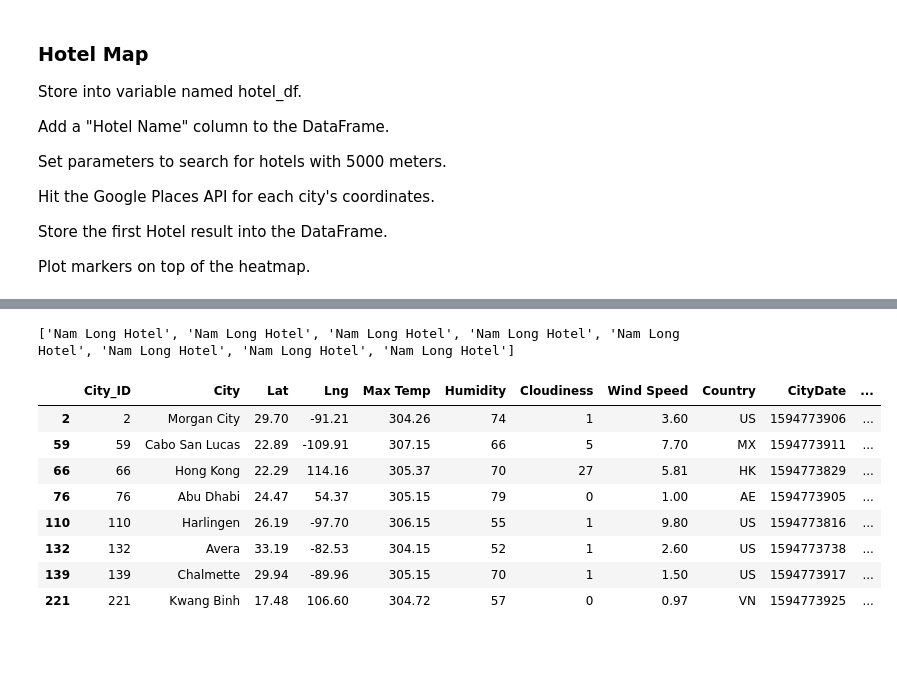
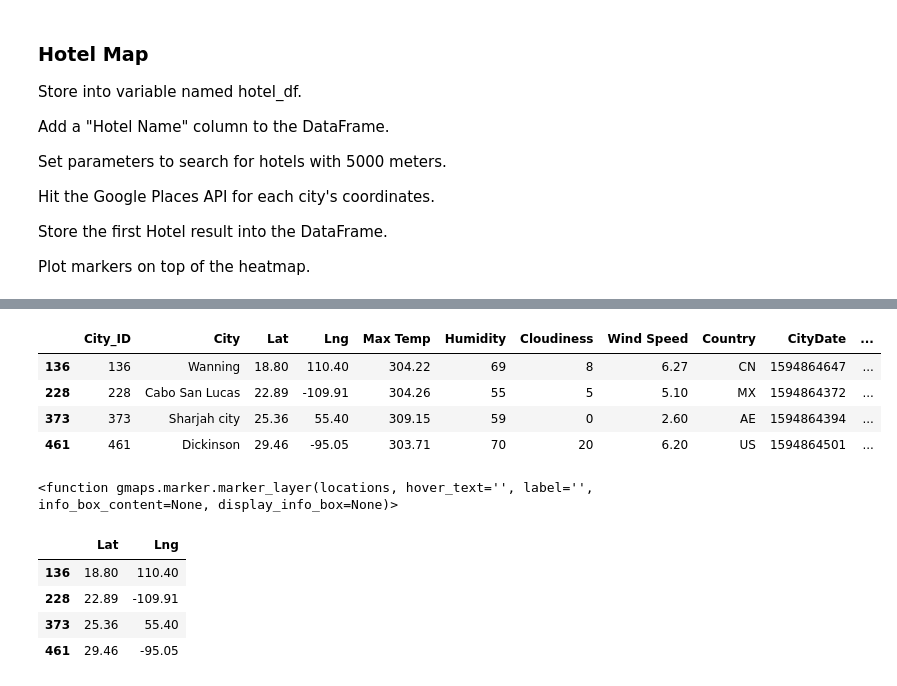
Before and after one commit to ryanworm/python-API-s, a Jupyter notebook: VacationPy.ipynb, the cells around one changed output, grey strips where cells are left out. Saved outputs shown, nothing was run; the diff lists cells and outputs as text; code cells hidden in the pictures; blank space fills up the shorter version.

```diff
--- a/VacationPy.ipynb
+++ b/VacationPy.ipynb
@@ -131,43 +117,39 @@ IdealWeather4.drop(["Max Temp"], axis = 1)
 # %%
-# emptyHotelList = []
-for index, row in IdealWeather4.iterrows():
+#setting for loop to send out multiple API requests
+for index, row in IdealWeather.iterrows():
     vacLat = row["Lat"]
     vacLng = row["Lng"]
     vacCity = row["City"]
     nearbyUrl = "https://maps.googleapis.com/maps/api/place/nearbysearch/json"
     params = {
             "location" : f'{vacLat}, {vacLng}',
             "key" : g_key,
             "radius" : 5000,
             "type" : "lodging",
             "rankBy" : "prominence"
             }
+# storing JSON object into a variable and then printing it into a dataframe
     response = requests.get(nearbyUrl, params)
     pp = pprint.PrettyPrinter(indent=4)
     myHotel = response.json()
-#     pp.pprint(myHotel)
+# setting try/except for any cities that do not meet the critera
     try:
         closeHotel = myHotel['results'][0]['name']
     except IndexError:
         pass
-#     print(close_hotel)
-    IdealWeather4["Hotel Name"] = closeHotel
-#         emptyHotelList.append(close_hotel)
-# print(emptyHotelList)
+        IdealWeather.loc[index,"Hotel Name"] = closeHotel
+
+IdealWeather
 # %% [output]
-['Nam Long Hotel', 'Nam Long Hotel', 'Nam Long Hotel', 'Nam Long Hotel', 'Nam Long Hotel', 'Nam Long Hotel', 'Nam Long Hotel', 'Nam Long Hotel']
+|  | City_ID | City | Lat | Lng | Max Temp | Humidity | Cloudiness | Wind Speed | Country | CityDate | ... |
+| 136 | 136 | Wanning | 18.80 | 110.40 | 304.22 | 69 | 8 | 6.27 | CN | 1594864647 | ... |
+| 228 | 228 | Cabo San Lucas | 22.89 | -109.91 | 304.26 | 55 | 5 | 5.10 | MX | 1594864372 | ... |
+| 373 | 373 | Sharjah city | 25.36 | 55.40 | 309.15 | 59 | 0 | 2.60 | AE | 1594864394 | ... |
+| 461 | 461 | Dickinson | 29.46 | -95.05 | 303.71 | 70 | 20 | 6.20 | US | 1594864501 | ... |
-# %%
-IdealWeather4
-# %% [output]
-|  | City_ID | City | Lat | Lng | Max Temp | Humidity | Cloudiness | Wind Speed | Country | CityDate | ... |
-| 2 | 2 | Morgan City | 29.70 | -91.21 | 304.26 | 74 | 1 | 3.60 | US | 1594773906 | ... |
-| 59 | 59 | Cabo San Lucas | 22.89 | -109.91 | 307.15 | 66 | 5 | 7.70 | MX | 1594773911 | ... |
-| 66 | 66 | Hong Kong | 22.29 | 114.16 | 305.37 | 70 | 27 | 5.81 | HK | 1594773829 | ... |
-| 76 | 76 | Abu Dhabi | 24.47 | 54.37 | 305.15 | 79 | 0 | 1.00 | AE | 1594773905 | ... |
-| 110 | 110 | Harlingen | 26.19 | -97.70 | 306.15 | 55 | 1 | 9.80 | US | 1594773816 | ... |
-| 132 | 132 | Avera | 33.19 | -82.53 | 304.15 | 52 | 1 | 2.60 | US | 1594773738 | ... |
-| 139 | 139 | Chalmette | 29.94 | -89.96 | 305.15 | 70 | 1 | 1.50 | US | 1594773917 | ... |
-| 221 | 221 | Kwang Binh | 17.48 | 106.60 | 304.72 | 57 | 0 | 0.97 | VN | 1594773925 | ... |
+# %%
+gmaps.marker_layer
+# %% [output]
+<function gmaps.marker.marker_layer(locations, hover_text='', label='', info_box_content=None, display_info_box=None)>
 # %%
 # NOTE: Do not change any of the code in this cell
 
@@ -181,5 +163,12 @@ info_box_template = """
 """
 # Store the DataFrame Row
 # NOTE: be sure to update with your DataFrame name
-hotel_info = [info_box_template.format(**row) for index, row in hotel_df.iterrows()]
-locations = hotel_df[["Lat", "Lng"]]
+hotel_info = [info_box_template.format(**row) for index, row in IdealWeather.iterrows()]
+locations = IdealWeather[["Lat", "Lng"]]
+locations
+# %% [output]
+|  | Lat | Lng |
+| 136 | 18.80 | 110.40 |
+| 228 | 22.89 | -109.91 |
+| 373 | 25.36 | 55.40 |
+| 461 | 29.46 | -95.05 |
```
Also changed, not shown: parts of 8 cells of this notebook, 1 other file.
